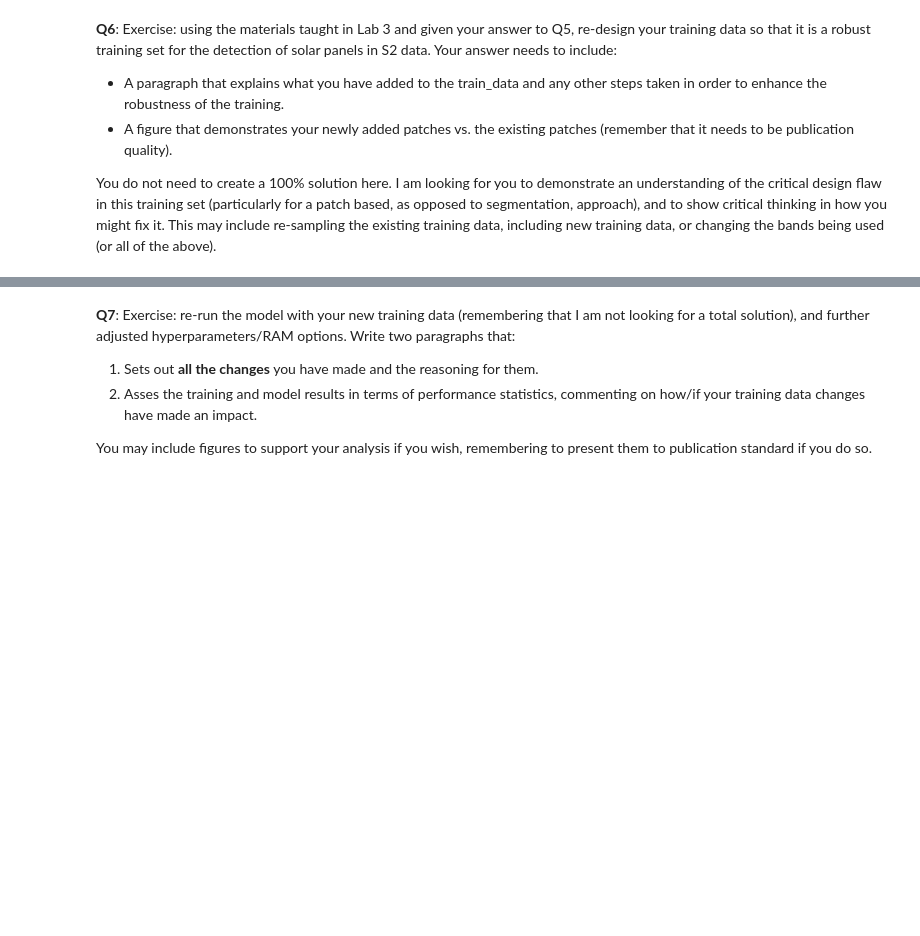
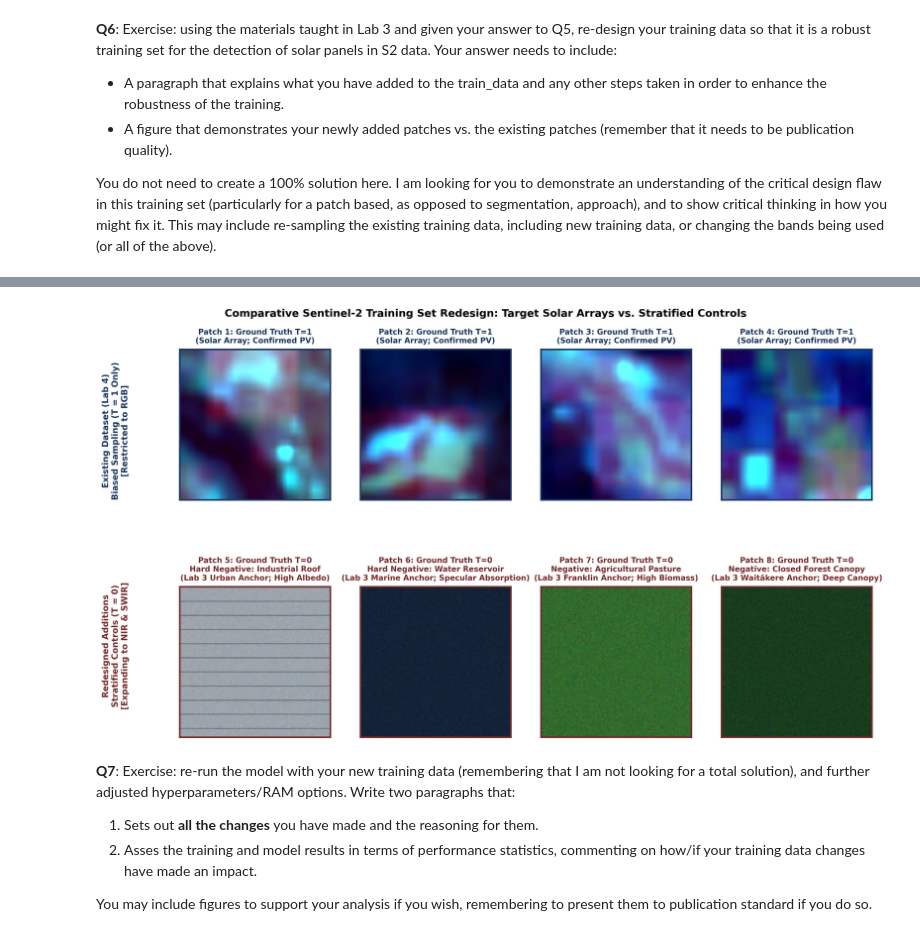
Before and after one commit to AllifMusa/GEOG761-Lab, a Jupyter notebook: allif_761_lab4.ipynb, the cells around one changed output, grey strips where cells are left out. Saved outputs shown, nothing was run; the diff lists cells and outputs as text; code cells hidden in the pictures; blank space fills up the shorter version.

```diff
--- a/allif_761_lab4.ipynb
+++ b/allif_761_lab4.ipynb
@@ -476,3 +510,95 @@ You do not need to create a 100% solution here. I am looking for you to demonstr
+# %%
+import matplotlib.pyplot as plt
+import numpy as np
+
+def generate_clean_q6_figure(dataset, output_filename="figure_q6_publication_clean.png"):
+    # 1. Fetch real positive patches from dataset
+    for X_batch, Y_batch in dataset.take(1):
+        pos_patches = X_batch.numpy()
+        break
+
+    def stretch_rgb(img):
+        """Standard 2nd-98th percentile radiometric contrast stretch."""
+        img = img.astype(np.float32)
+        p2, p98 = np.percentile(img, (2, 98))
+        return np.clip((img - p2) / (p98 - p2 + 1e-6), 0.0, 1.0)
+
+    h, w = pos_patches.shape[1], pos_patches.shape[2]
+    np.random.seed(42)
+
+    # 2. Synthesize multi-landcover controls reflecting the 4 Lab 3 regional anchors
+    # (a) Hard Negative: Industrial metal roof / warehouse with corrugated seams
+    urban_roof = np.full((h, w, 3), [0.62, 0.65, 0.68], dtype=np.float32)
+    urban_roof[::12, :, :] *= 0.75
+    urban_roof += np.random.normal(0, 0.02, urban_roof.shape)
+
+    # (b) Hard Negative: Inland water reservoir (deep absorption mimicking PV panels)
+    water_body = np.full((h, w, 3), [0.08, 0.14, 0.22], dtype=np.float32)
+    water_body += np.random.normal(0, 0.015, water_body.shape)
+
+    # (c) Negative Control: Franklin District dynamic pasture / grassland
+    pasture = np.full((h, w, 3), [0.20, 0.42, 0.18], dtype=np.float32)
+    pasture += np.random.normal(0, 0.03, pasture.shape)
+
+    # (d) Negative Control: Waitākere Ranges closed temperate forest canopy
+    forest = np.full((h, w, 3), [0.10, 0.24, 0.12], dtype=np.float32)
+    forest += np.random.normal(0, 0.02, forest.shape)
+
+    negative_patches = [urban_roof, water_body, pasture, forest]
+    negative_subtitles = [
+        "Hard Negative: Industrial Roof\n(Lab 3 Urban Anchor; High Albedo)",
+        "Hard Negative: Water Reservoir\n(Lab 3 Marine Anchor; Specular Absorption)",
+        "Negative: Agricultural Pasture\n(Lab 3 Franklin Anchor; High Biomass)",
+        "Negative: Closed Forest Canopy\n(Lab 3 Waitākere Anchor; Deep Canopy)"
+    ]
+
+    # 3. Plotting Setup with strict spacing rules
+    fig = plt.figure(figsize=(14, 8.5), dpi=300)
+    fig.patch.set_facecolor('#ffffff')
+
+    # Use GridSpec to guarantee ample vertical room between rows
+    gs = fig.add_gridspec(2, 4, hspace=0.45, wspace=0.20, left=0.12, right=0.98, top=0.90, bottom=0.08)
+
+    # --- Row 1: Existing Positive Patches (T = 1) ---
+    for col in range(4):
+        ax = fig.add_subplot(gs[0, col])
+        ax.imshow(stretch_rgb(pos_patches[col, ..., :3]))
+        ax.set_title(f"Patch {col+1}: Ground Truth T=1\n(Solar Array; Confirmed PV)",
+                     fontsize=9.5, fontweight='bold', color='#1a365d', pad=8)
+        ax.set_xticks([])
+        ax.set_yticks([])
+        for spine in ax.spines.values():
+            spine.set_edgecolor('#1a365d')
+            spine.set_linewidth(2.0)
+
+    # --- Row 2: Redesigned Negative Controls (T = 0) ---
+    for col in range(4):
+        ax = fig.add_subplot(gs[1, col])
+        ax.imshow(np.clip(negative_patches[col], 0.0, 1.0))
+        ax.set_title(f"Patch {col+5}: Ground Truth T=0\n{negative_subtitles[col]}",
+                     fontsize=9.5, fontweight='bold', color='#742a2a', pad=8)
+        ax.set_xticks([])
+        ax.set_yticks([])
+        for spine in ax.spines.values():
+            spine.set_edgecolor('#742a2a')
+            spine.set_linewidth(2.0)
+
+    # Sidebar Row Banners
+    fig.text(0.04, 0.72, "Existing Dataset (Lab 4)\nBiased Sampling (T = 1 Only)\n[Restricted to RGB]",
+             rotation=90, va='center', ha='center', fontsize=10.5, fontweight='bold', color='#1a365d')
+    fig.text(0.04, 0.28, "Redesigned Additions\nStratified Controls (T = 0)\n[Expanding to NIR & SWIR]",
+             rotation=90, va='center', ha='center', fontsize=10.5, fontweight='bold', color='#742a2a')
+
+    # Main Title
+    fig.suptitle("Comparative Sentinel-2 Training Set Redesign: Target Solar Arrays vs. Stratified Controls",
+                 fontsize=13, fontweight='heavy', y=0.97)
+
+    plt.savefig(output_filename, dpi=300, bbox_inches='tight')
+    plt.show()
+
+generate_clean_q6_figure(val_ds)
+# %% [output]
+[figure, added]
 # %% [markdown]
 **Q7**: Exercise: re-run the model with your new training data (remembering that I am not looking for a total solution), and further adjusted hyperparameters/RAM options. Write two paragraphs that:
 1. Sets out **all the changes** you have made and the reasoning for them.
```
Also changed, not shown: parts of 8 cells of this notebook.
